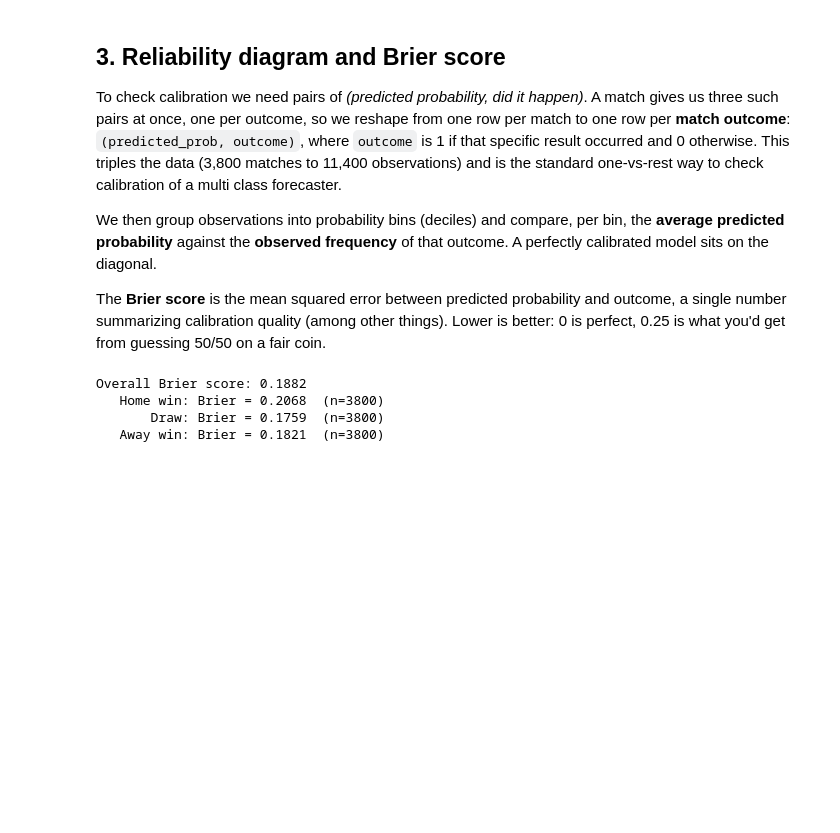
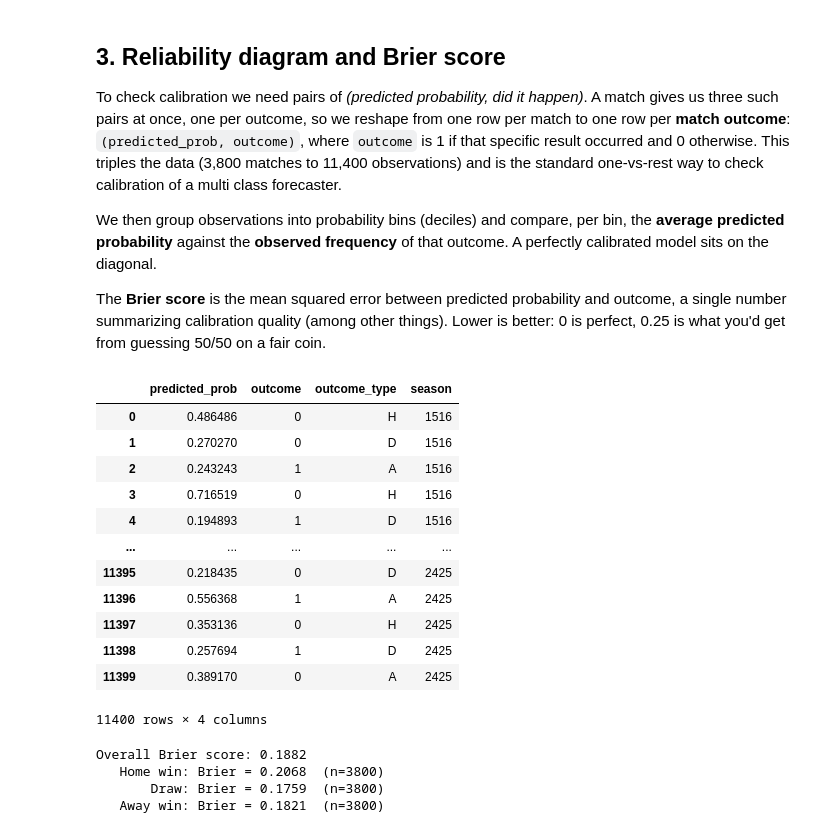
Before and after one commit to Peropero0/quantitative_finance_playground, a Jupyter notebook: notebooks/data_science/sports_analytics/bookmaker_calibration_analysis.ipynb, the cells around one changed output. Drawn from its saved outputs; the diff is of its cells as text; code cells hidden in the pictures; blank space fills up the shorter version.

```diff
--- a/notebooks/data_science/sports_analytics/bookmaker_calibration_analysis.ipynb
+++ b/notebooks/data_science/sports_analytics/bookmaker_calibration_analysis.ipynb
@@ -135,4 +136,32 @@ perfectly calibrated model sits on the diagonal.
 The **Brier score** is the mean squared error between predicted probability and outcome,
 a single number summarizing calibration quality (among other things). Lower is better:
 0 is perfect, 0.25 is what you'd get from guessing 50/50 on a fair coin.
+# %%
+# build a dataframe with predicted prob, outcome, outcome type and season
+long_rows = []
+for _, r in matches.iterrows():
+    for outcome_type, col in [('H', 'pH'), ('D', 'pD'), ('A', 'pA')]:
+        long_rows.append({
+            'predicted_prob': r[col],
+            'outcome': int(r['FTR'] == outcome_type),
+            'outcome_type': outcome_type,
+            'season': r['Season'],
+        })
+long_df = pd.DataFrame(long_rows)
+
+long_df
+# %% [output]
+|  | predicted_prob | outcome | outcome_type | season |
+| 0 | 0.486486 | 0 | H | 1516 |
+| 1 | 0.270270 | 0 | D | 1516 |
+| 2 | 0.243243 | 1 | A | 1516 |
+| 3 | 0.716519 | 0 | H | 1516 |
+| 4 | 0.194893 | 1 | D | 1516 |
+| ... | ... | ... | ... | ... |
+| 11395 | 0.218435 | 0 | D | 2425 |
+| 11396 | 0.556368 | 1 | A | 2425 |
+| 11397 | 0.353136 | 0 | H | 2425 |
+| 11398 | 0.257694 | 1 | D | 2425 |
+| 11399 | 0.389170 | 0 | A | 2425 |
+11400 rows × 4 columns
 # %%
```
Also changed, not shown: parts of 2 cells of this notebook, 1 other file.
